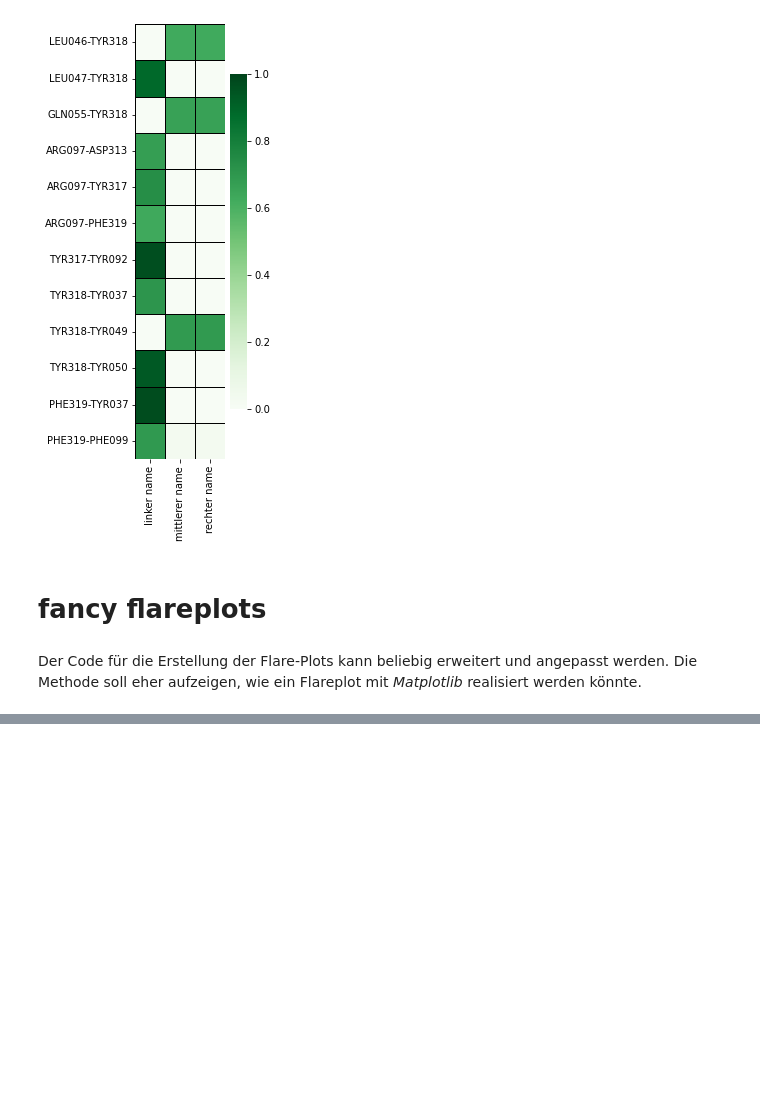
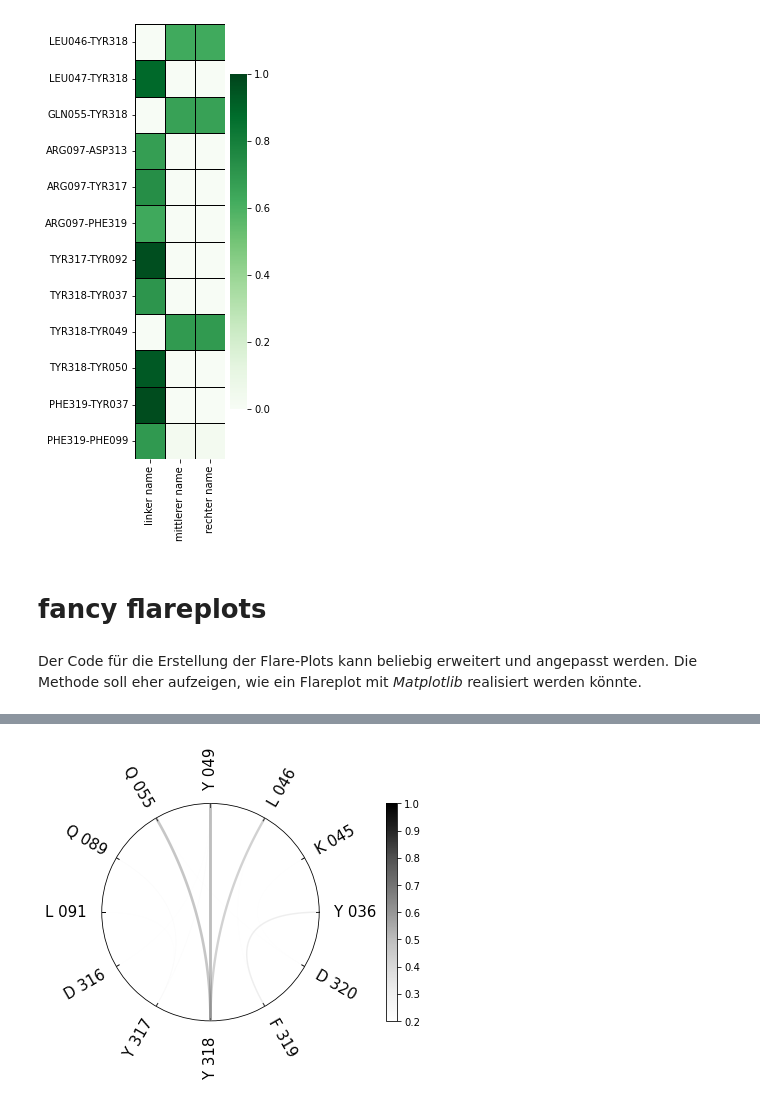
Before and after one commit to liedllab/GetContacts_analysis, a Jupyter notebook: Frequency-Anleitung.ipynb, the cells around one changed output, grey strips where cells are left out. Drawn from its saved outputs; the diff is of its cells as text; code cells hidden in the pictures; blank space fills up the shorter version.

```diff
--- a/Frequency-Anleitung.ipynb
+++ b/Frequency-Anleitung.ipynb
@@ -380,0 +381,4 @@ fig = some_freq_ab2.flare(cmap='rainbow', fontsize=12, linewidth=8, one_letter=F
+# %%
+fig = some_freq_ab2.flare(cmap='Greys', fontsize=15, linewidth=6, cbar=True, cutoff=0.2)
+# %% [output]
+[figure, new version]
```
Also changed, not shown: parts of 6 cells of this notebook, 1 other file.
